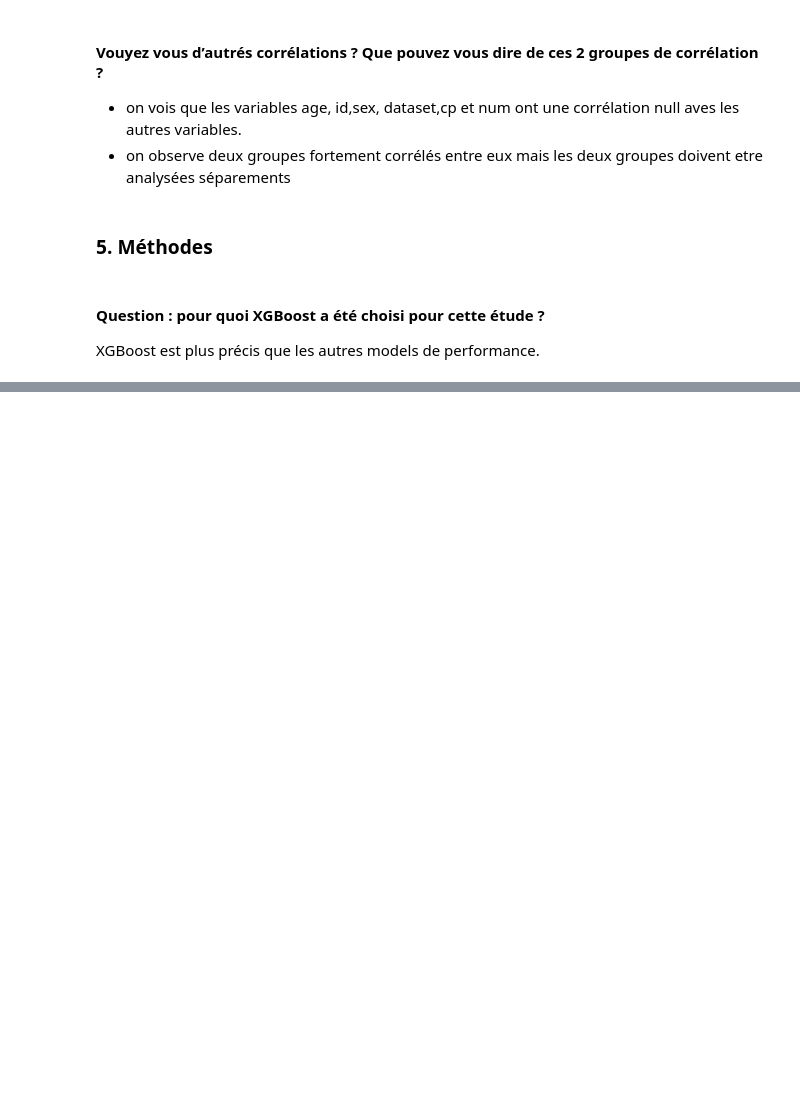
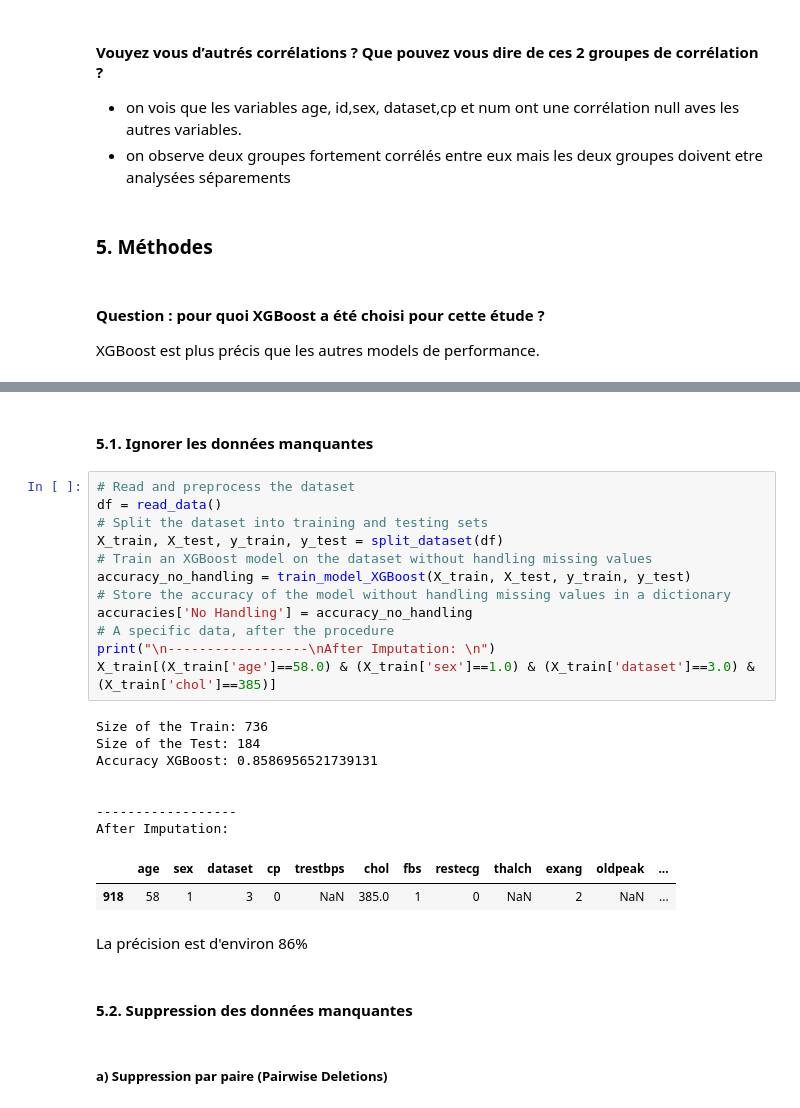
Before and after one commit to aymane8414/Projet-Analyse-de-Donnees, a Jupyter notebook: sample.ipynb, the cells around one changed output, grey strips where cells are left out. Saved outputs shown, nothing was run; the diff lists cells and outputs as text; blank space fills up the shorter version.

```diff
--- a/sample.ipynb
+++ b/sample.ipynb
@@ -141,0 +215,31 @@ def read_data():
+# %% [markdown]
+#### 5.1. Ignorer les données manquantes
+# %%
+# Read and preprocess the dataset
+df = read_data()
+# Split the dataset into training and testing sets
+X_train, X_test, y_train, y_test = split_dataset(df)
+# Train an XGBoost model on the dataset without handling missing values
+accuracy_no_handling = train_model_XGBoost(X_train, X_test, y_train, y_test)
+# Store the accuracy of the model without handling missing values in a dictionary
+accuracies['No Handling'] = accuracy_no_handling
+# A specific data, after the procedure
+print("\n------------------\nAfter Imputation: \n")
+X_train[(X_train['age']==58.0) & (X_train['sex']==1.0) & (X_train['dataset']==3.0) &
+(X_train['chol']==385)]
+# %% [output]
+Size of the Train: 736
+Size of the Test: 184
+Accuracy XGBoost: 0.8586956521739131
+
+
+------------------
+After Imputation:
+|  | age | sex | dataset | cp | trestbps | chol | fbs | restecg | thalch | exang | oldpeak | ... |
+| 918 | 58 | 1 | 3 | 0 | NaN | 385.0 | 1 | 0 | NaN | 2 | NaN | ... |
+# %% [markdown]
+La précision est d'environ 86%
+# %% [markdown]
+#### 5.2. Suppression des données manquantes
+# %% [markdown]
+##### a) Suppression par paire (Pairwise Deletions)
```
Also changed, not shown: parts of 17 cells of this notebook, 3 other files.
